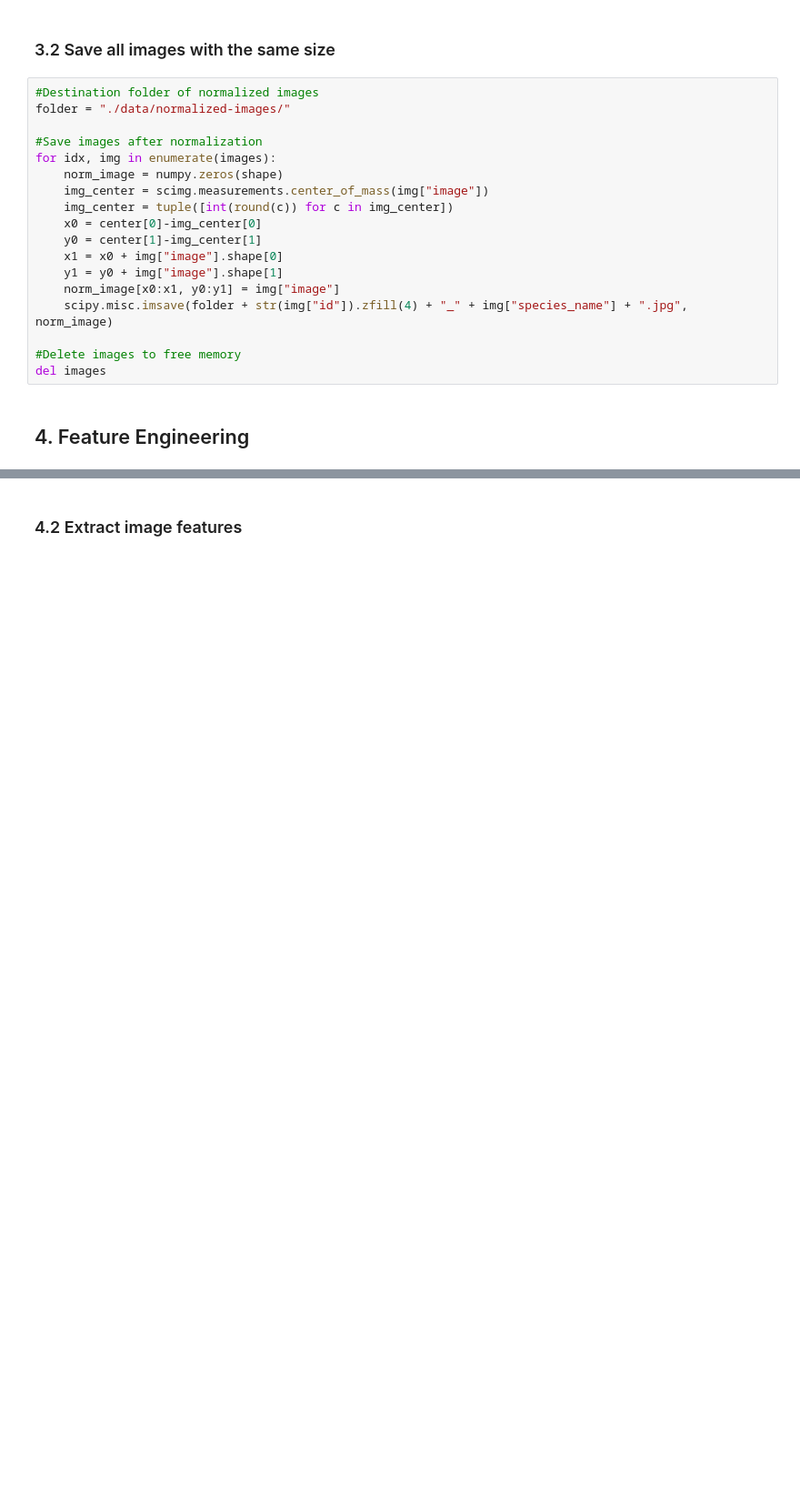
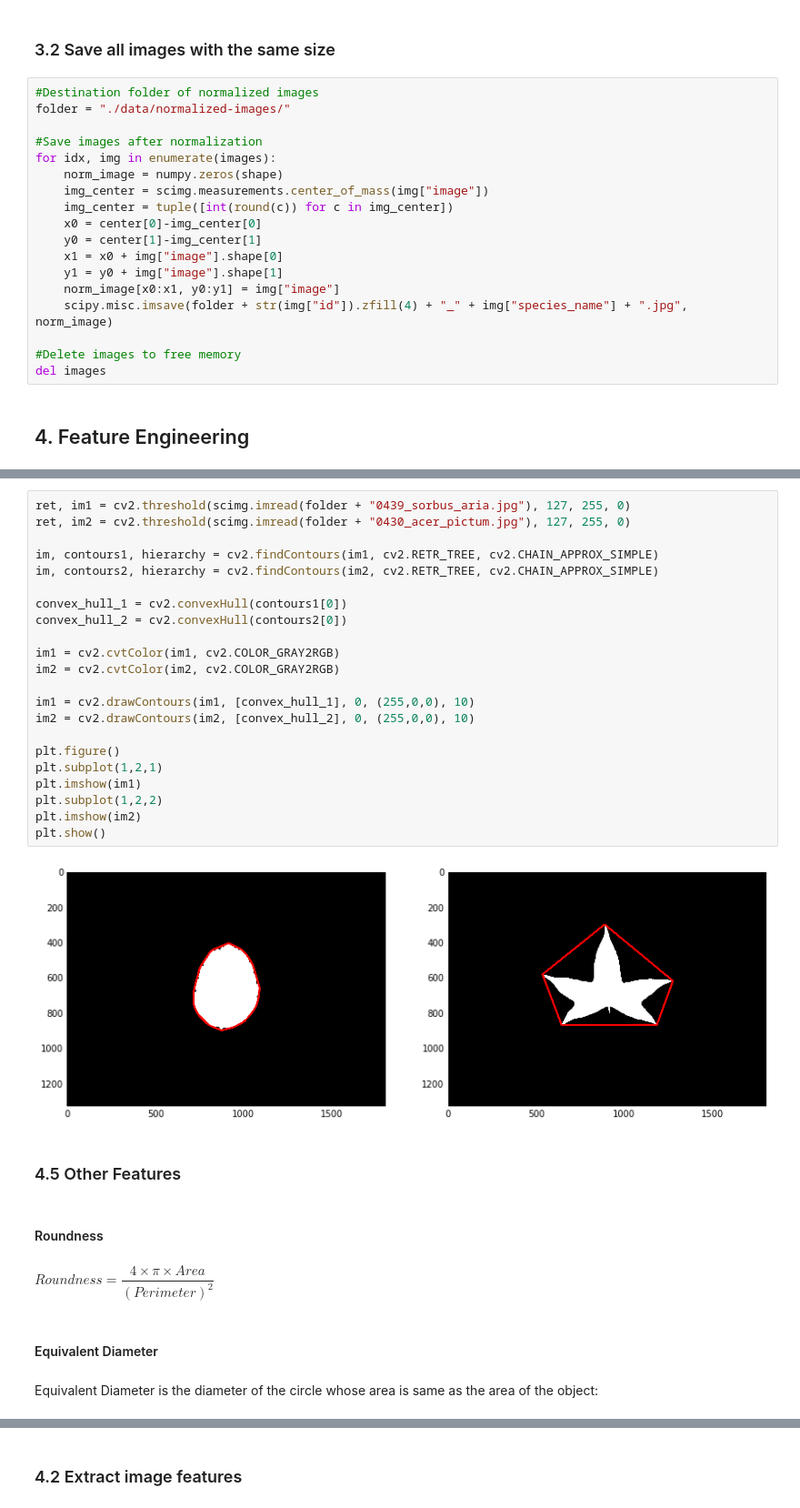
Before and after one commit to Larissa13/MAC5749, a Jupyter notebook: projects/group3/Group3.ipynb, the cells around one changed output, grey strips where cells are left out. Shown at 91% size. Cells and saved outputs as stored; diff of their text form; blank space fills up the shorter version.

```diff
--- a/projects/group3/Group3.ipynb
+++ b/projects/group3/Group3.ipynb
@@ -154,0 +223,34 @@ TODO: explain perimeter/area ratio
+# %%
+ret, im1 = cv2.threshold(scimg.imread(folder + "0439_sorbus_aria.jpg"), 127, 255, 0)
+ret, im2 = cv2.threshold(scimg.imread(folder + "0430_acer_pictum.jpg"), 127, 255, 0)
+
+im, contours1, hierarchy = cv2.findContours(im1, cv2.RETR_TREE, cv2.CHAIN_APPROX_SIMPLE)
+im, contours2, hierarchy = cv2.findContours(im2, cv2.RETR_TREE, cv2.CHAIN_APPROX_SIMPLE)
+
+convex_hull_1 = cv2.convexHull(contours1[0])
+convex_hull_2 = cv2.convexHull(contours2[0])
+
+im1 = cv2.cvtColor(im1, cv2.COLOR_GRAY2RGB)
+im2 = cv2.cvtColor(im2, cv2.COLOR_GRAY2RGB)
+
+im1 = cv2.drawContours(im1, [convex_hull_1], 0, (255,0,0), 10)
+im2 = cv2.drawContours(im2, [convex_hull_2], 0, (255,0,0), 10)
+
+plt.figure()
+plt.subplot(1,2,1)
+plt.imshow(im1)
+plt.subplot(1,2,2)
+plt.imshow(im2)
+plt.show()
+# %% [output]
+[figure, added]
+# %% [markdown]
+### 4.5 Other Features
+# %% [markdown]
+#### Roundness
+# %% [markdown]
+$Roundness = \dfrac{4 \times \pi \times Area}{(Perimeter)^2}$
+# %% [markdown]
+#### Equivalent Diameter
+# %% [markdown]
+Equivalent Diameter is the diameter of the circle whose area is same as the area of the object:
```
Also changed, not shown: parts of 19 cells of this notebook.
